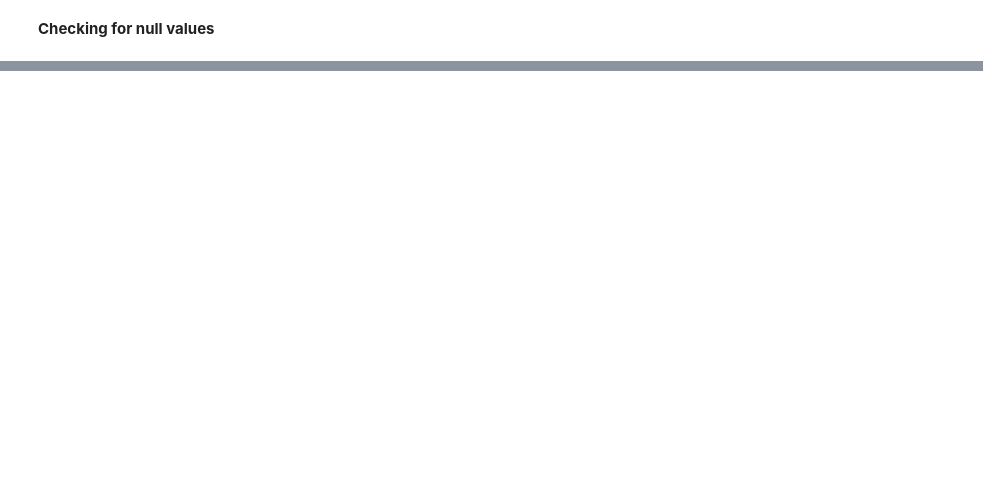
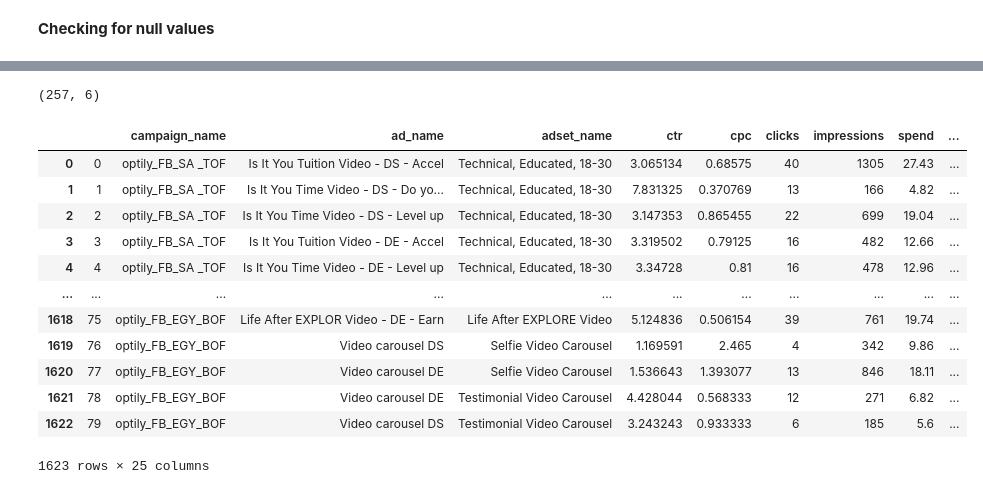
Before and after one commit to Nokulunga77/Marketing, a Jupyter notebook: Get_Data_Into_Python.ipynb, the cells around one changed output, grey strips where cells are left out. Drawn from its saved outputs; the diff is of its cells as text; code cells hidden in the pictures; blank space fills up the shorter version.

```diff
--- a/Get_Data_Into_Python.ipynb
+++ b/Get_Data_Into_Python.ipynb
@@ -186,0 +208,22 @@ pixel.head()
+# %%
+pixel.shape
+# %% [output]
+(257, 6)
+# %%
+df = pd.merge(new_df, pixel, how='left', on='campaign_id')
+# %%
+df.replace(np.nan,0)
+# %% [output]
+|  |  | campaign_name | ad_name | adset_name | ctr | cpc | clicks | impressions | spend | ... |
+| 0 | 0 | optily_FB_SA _TOF | Is It You Tuition Video - DS - Accel | Technical, Educated, 18-30 | 3.065134 | 0.68575 | 40 | 1305 | 27.43 | ... |
+| 1 | 1 | optily_FB_SA _TOF | Is It You Time Video - DS - Do yo... | Technical, Educated, 18-30 | 7.831325 | 0.370769 | 13 | 166 | 4.82 | ... |
+| 2 | 2 | optily_FB_SA _TOF | Is It You Time Video - DS - Level up | Technical, Educated, 18-30 | 3.147353 | 0.865455 | 22 | 699 | 19.04 | ... |
+| 3 | 3 | optily_FB_SA _TOF | Is It You Tuition Video - DE - Accel | Technical, Educated, 18-30 | 3.319502 | 0.79125 | 16 | 482 | 12.66 | ... |
+| 4 | 4 | optily_FB_SA _TOF | Is It You Time Video - DE - Level up | Technical, Educated, 18-30 | 3.34728 | 0.81 | 16 | 478 | 12.96 | ... |
+| ... | ... | ... | ... | ... | ... | ... | ... | ... | ... | ... |
+| 1618 | 75 | optily_FB_EGY_BOF | Life After EXPLOR Video - DE - Earn | Life After EXPLORE Video | 5.124836 | 0.506154 | 39 | 761 | 19.74 | ... |
+| 1619 | 76 | optily_FB_EGY_BOF | Video carousel DS | Selfie Video Carousel | 1.169591 | 2.465 | 4 | 342 | 9.86 | ... |
+| 1620 | 77 | optily_FB_EGY_BOF | Video carousel DE | Selfie Video Carousel | 1.536643 | 1.393077 | 13 | 846 | 18.11 | ... |
+| 1621 | 78 | optily_FB_EGY_BOF | Video carousel DE | Testimonial Video Carousel | 4.428044 | 0.568333 | 12 | 271 | 6.82 | ... |
+| 1622 | 79 | optily_FB_EGY_BOF | Video carousel DS | Testimonial Video Carousel | 3.243243 | 0.933333 | 6 | 185 | 5.6 | ... |
+1623 rows × 25 columns
```
Also changed, not shown: parts of 14 cells of this notebook.
